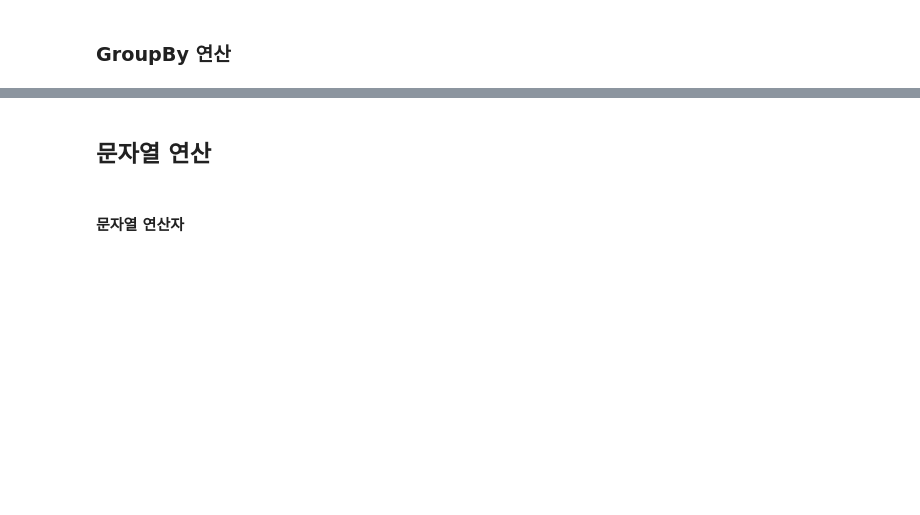
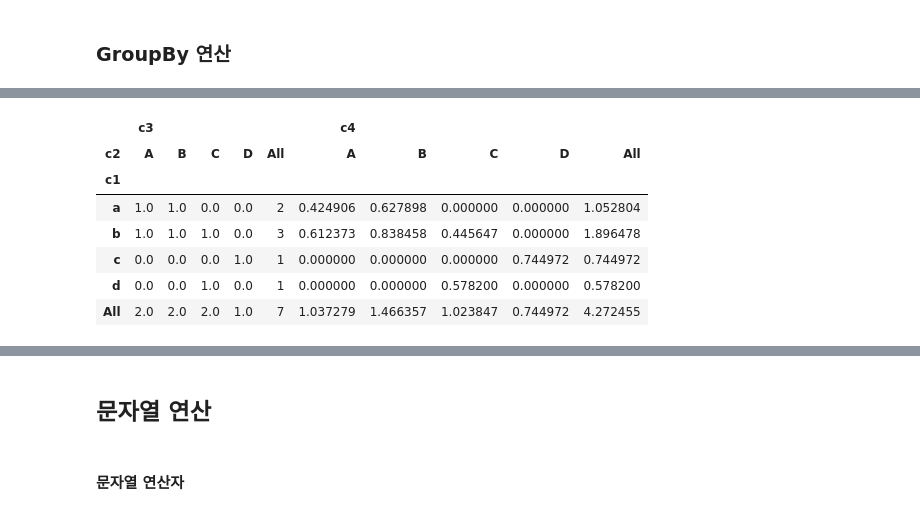
Before and after one commit to omj3424/python_suanLab, a Jupyter notebook: _Pandas_한번에_제대로_배우기.ipynb, the cells around one changed output, grey strips where cells are left out. Drawn from its saved outputs; the diff is of its cells as text; code cells hidden in the pictures; blank space fills up the shorter version.

```diff
--- a/_Pandas_한번에_제대로_배우기.ipynb
+++ b/_Pandas_한번에_제대로_배우기.ipynb
@@ -2383,0 +2896,16 @@ pd.merge(df9, df10, on='이름', suffixes=['_인기', '_성적'])
+# %%
+df.pivot_table(['c3', 'c4'],
+               index=['c1'],
+               columns=['c2'],
+               margins=True,
+               aggfunc=sum,
+               fill_value=0)
+# %% [output]
+|  | c3 |  |  |  |  | c4 |  |  |  |  |
+| c2 | A | B | C | D | All | A | B | C | D | All |
+| c1 |  |  |  |  |  |  |  |  |  |  |
+| a | 1.0 | 1.0 | 0.0 | 0.0 | 2 | 0.424906 | 0.627898 | 0.000000 | 0.000000 | 1.052804 |
+| b | 1.0 | 1.0 | 1.0 | 0.0 | 3 | 0.612373 | 0.838458 | 0.445647 | 0.000000 | 1.896478 |
+| c | 0.0 | 0.0 | 0.0 | 1.0 | 1 | 0.000000 | 0.000000 | 0.000000 | 0.744972 | 0.744972 |
+| d | 0.0 | 0.0 | 1.0 | 0.0 | 1 | 0.000000 | 0.000000 | 0.578200 | 0.000000 | 0.578200 |
+| All | 2.0 | 2.0 | 2.0 | 1.0 | 7 | 1.037279 | 1.466357 | 1.023847 | 0.744972 | 4.272455 |
```
Also changed, not shown: parts of 52 cells of this notebook.
